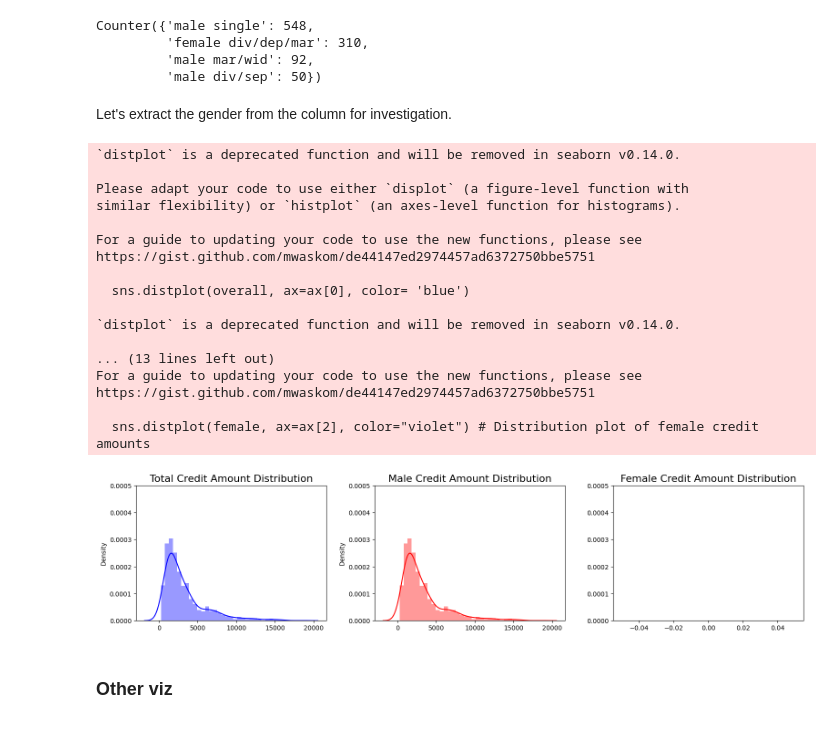
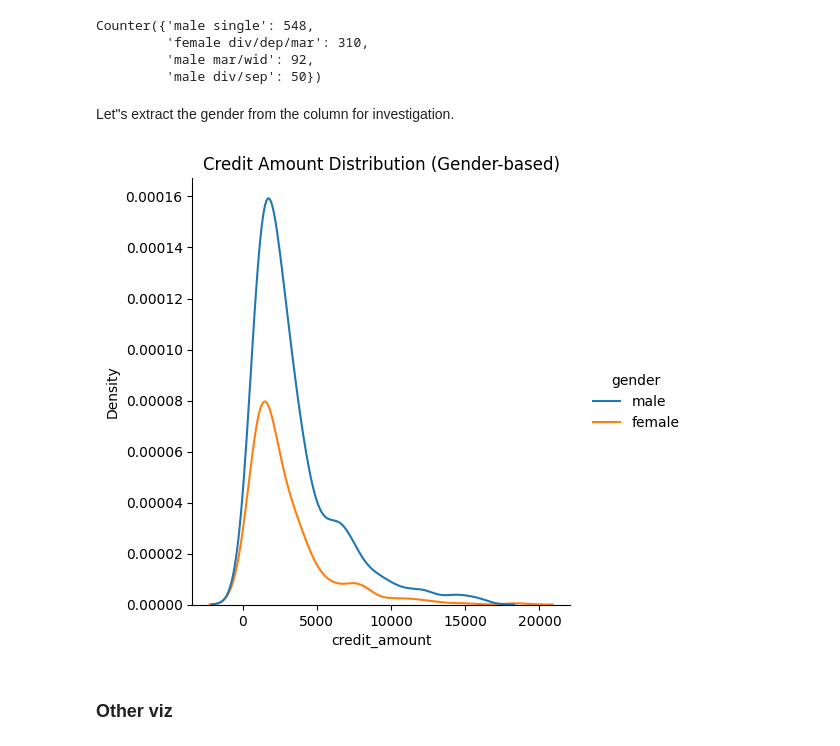
Before and after one commit to MaxPersoon/XAI-Project, a Jupyter notebook: EDA notebook ME.ipynb, the cells around one changed output. Drawn from its saved outputs; the diff is of its cells as text; code cells hidden in the pictures.

Commit message:
Bug fixes & more plots

```diff
--- a/EDA notebook ME.ipynb
+++ b/EDA notebook ME.ipynb
@@ -217,58 +217,20 @@ Counter({'male single': 548,
          'male mar/wid': 92,
          'male div/sep': 50})
 # %% [markdown]
-Let's extract the gender from the column for investigation.
+Let"s extract the gender from the column for investigation.
 # %%
 genders = []
 male_string = "male"
 female_string = "female"
 
-for status in df_data['personal_status'].values:
-    if male_string in status:
+for status in df_data["personal_status"].values:
+    if female_string in status:
+        genders.append(female_string)
+    elif male_string in status:
         genders.append(male_string)
-    elif female_string in status:
-        genders.append(female_string)
     else:
-        print('Found something interesting!')
+        print("Found something interesting!")
         # This should no be printed because the definition of the data says that only "male"/"female" was an option
         # But it is good to have this here to check if the data is consistent
 
-df_data['gender'] = genders
+df_data["gender"] = genders
-# %%
-overall = df_data['credit_amount'].values  # Total credit amounts
-male = df_data[df_data['gender'] == 'male']['credit_amount'].values # Credit amounts of male
-female = df_data[df_data['gender'] == 'female']['credit_amount'].values # Credit amounts of female
-
-## we can pick the highest value and uniform all distributions to have an equal y
-ref_y_value = 0.0005
-fig, ax = plt.subplots(1, 3, figsize=(16,4)) # Define subplots - 1 row 3 column
-sns.distplot(overall, ax=ax[0], color= 'blue')
-ax[0].set_title("Total Credit Amount Distribution", fontsize=16) # Distribution plot of total credit amounts
-ax[0].set_ylim(0, ref_y_value)
-sns.distplot(male, ax=ax[1], color="red") # Distribution plot of male credit amounts
-ax[1].set_title("Male Credit Amount Distribution", fontsize=16)
-ax[1].set_ylim(0, ref_y_value)
-sns.distplot(female, ax=ax[2], color="violet") # Distribution plot of female credit amounts
-ax[2].set_title("Female Credit Amount Distribution", fontsize=16)
-ax[2].set_ylim(0, ref_y_value)
-fig.tight_layout(pad=2.0)
-plt.show()
-# %% [output]
-`distplot` is a deprecated function and will be removed in seaborn v0.14.0.
-
-Please adapt your code to use either `displot` (a figure-level function with
-similar flexibility) or `histplot` (an axes-level function for histograms).
-
-For a guide to updating your code to use the new functions, please see
-https://gist.github.com/mwaskom/de44147ed2974457ad6372750bbe5751
-
-  sns.distplot(overall, ax=ax[0], color= 'blue')
-
-`distplot` is a deprecated function and will be removed in seaborn v0.14.0.
-
-... (13 lines left out)
-For a guide to updating your code to use the new functions, please see
-https://gist.github.com/mwaskom/de44147ed2974457ad6372750bbe5751
-
-  sns.distplot(female, ax=ax[2], color="violet") # Distribution plot of female credit amounts
-[figure, removed]
@@ -277,2 +237,9 @@ https://gist.github.com/mwaskom/de44147ed2974457ad6372750bbe5751
+# %%
+sns.displot(df_data, x="credit_amount", kind="kde", hue="gender")
+#sns.displot(df_data, x="credit_amount", kind="kde")
+plt.title("Credit Amount Distribution (Gender-based)")
+plt.show()
+# %% [output]
+[figure, added]
 # %% [markdown]
 ### Other viz
```
Also changed, not shown: parts of 6 cells of this notebook.
